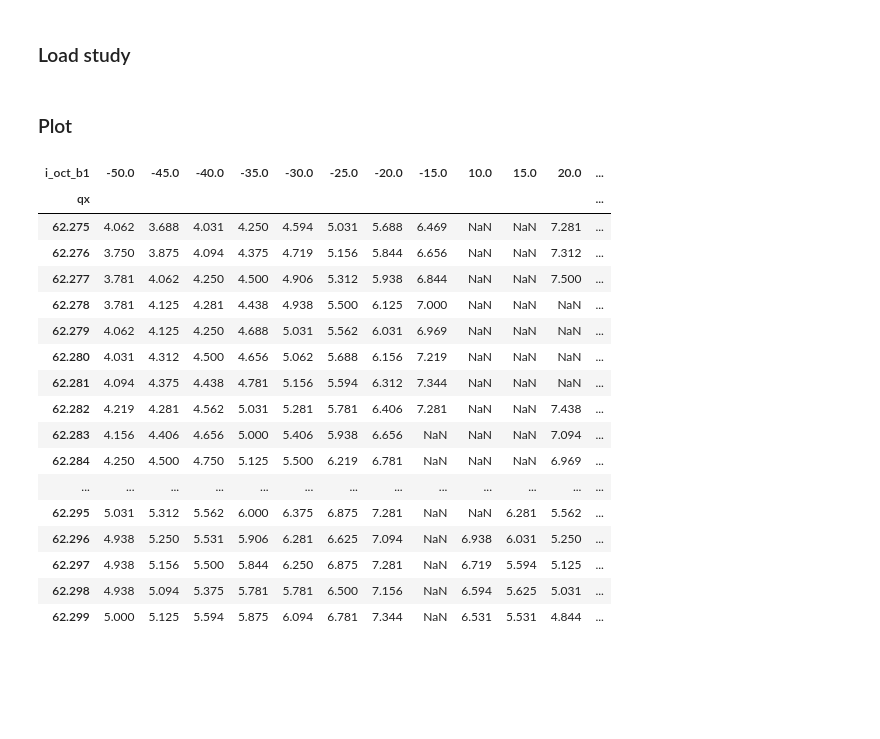
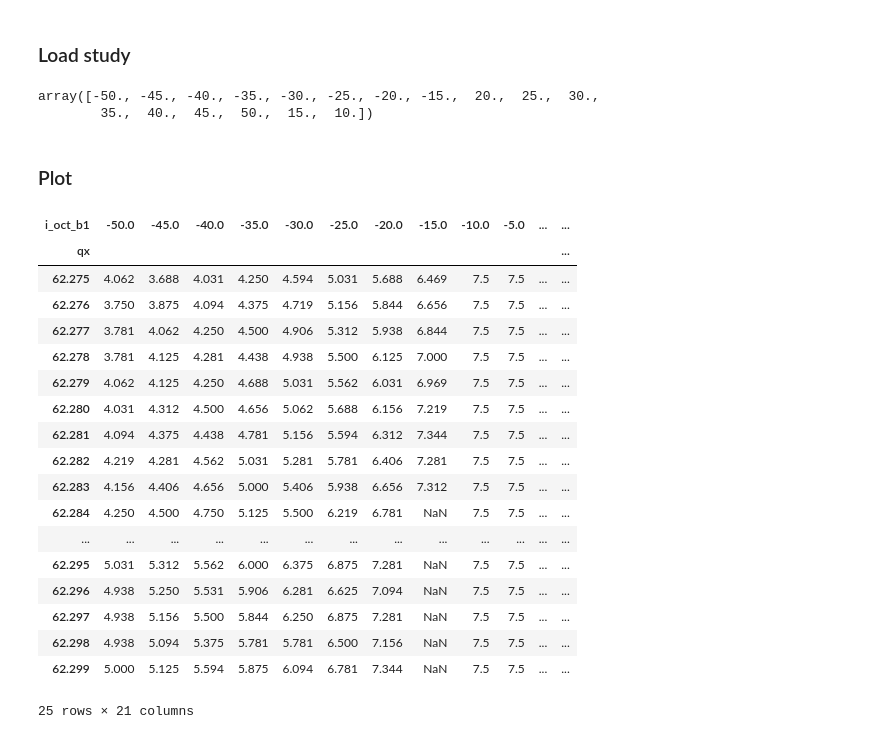
Before and after one commit to ColasDroin/DA_study_boilerplate, a Jupyter notebook: master_study/analysis/tune_octupole/analysis_clean.ipynb, the cells around one changed output. Saved outputs shown, nothing was run; the diff lists cells and outputs as text; code cells hidden in the pictures; blank space fills up the shorter version.

```diff
--- a/master_study/analysis/tune_octupole/analysis_clean.ipynb
+++ b/master_study/analysis/tune_octupole/analysis_clean.ipynb
@@ -31,6 +31,11 @@ df = pd.read_parquet(f"../../scans/{STUDY_NAME}/da.parquet")
 
 # Round all numbers to 3 decimals
 df = df.round(3)
+# %%
+df['i_oct_b1'].unique()
+# %% [output]
+array([-50., -45., -40., -35., -30., -25., -20., -15.,  20.,  25.,  30.,
+        35.,  40.,  45.,  50.,  15.,  10.])
 # %% [markdown]
 ### Plot
 # %%
@@ -39,25 +44,28 @@ df = df.round(3)
 df_to_plot = df.pivot(index="qx", columns="i_oct_b1", values="normalized amplitude in xy-plane")
 
 l_oct = np.linspace(-50,50,21)
-# %%
-df_to_plot
-# %% [output]
-| i_oct_b1 | -50.0 | -45.0 | -40.0 | -35.0 | -30.0 | -25.0 | -20.0 | -15.0 | 10.0 | 15.0 | 20.0 | ... |
-| qx |  |  |  |  |  |  |  |  |  |  |  | ... |
-| 62.275 | 4.062 | 3.688 | 4.031 | 4.250 | 4.594 | 5.031 | 5.688 | 6.469 | NaN | NaN | 7.281 | ... |
-| 62.276 | 3.750 | 3.875 | 4.094 | 4.375 | 4.719 | 5.156 | 5.844 | 6.656 | NaN | NaN | 7.312 | ... |
-| 62.277 | 3.781 | 4.062 | 4.250 | 4.500 | 4.906 | 5.312 | 5.938 | 6.844 | NaN | NaN | 7.500 | ... |
-| 62.278 | 3.781 | 4.125 | 4.281 | 4.438 | 4.938 | 5.500 | 6.125 | 7.000 | NaN | NaN | NaN | ... |
-| 62.279 | 4.062 | 4.125 | 4.250 | 4.688 | 5.031 | 5.562 | 6.031 | 6.969 | NaN | NaN | NaN | ... |
-| 62.280 | 4.031 | 4.312 | 4.500 | 4.656 | 5.062 | 5.688 | 6.156 | 7.219 | NaN | NaN | NaN | ... |
-| 62.281 | 4.094 | 4.375 | 4.438 | 4.781 | 5.156 | 5.594 | 6.312 | 7.344 | NaN | NaN | NaN | ... |
-| 62.282 | 4.219 | 4.281 | 4.562 | 5.031 | 5.281 | 5.781 | 6.406 | 7.281 | NaN | NaN | 7.438 | ... |
-| 62.283 | 4.156 | 4.406 | 4.656 | 5.000 | 5.406 | 5.938 | 6.656 | NaN | NaN | NaN | 7.094 | ... |
-| 62.284 | 4.250 | 4.500 | 4.750 | 5.125 | 5.500 | 6.219 | 6.781 | NaN | NaN | NaN | 6.969 | ... |
-| ... | ... | ... | ... | ... | ... | ... | ... | ... | ... | ... | ... | ... |
-| 62.295 | 5.031 | 5.312 | 5.562 | 6.000 | 6.375 | 6.875 | 7.281 | NaN | NaN | 6.281 | 5.562 | ... |
-| 62.296 | 4.938 | 5.250 | 5.531 | 5.906 | 6.281 | 6.625 | 7.094 | NaN | 6.938 | 6.031 | 5.250 | ... |
-| 62.297 | 4.938 | 5.156 | 5.500 | 5.844 | 6.250 | 6.875 | 7.281 | NaN | 6.719 | 5.594 | 5.125 | ... |
-| 62.298 | 4.938 | 5.094 | 5.375 | 5.781 | 5.781 | 6.500 | 7.156 | NaN | 6.594 | 5.625 | 5.031 | ... |
-| 62.299 | 5.000 | 5.125 | 5.594 | 5.875 | 6.094 | 6.781 | 7.344 | NaN | 6.531 | 5.531 | 4.844 | ... |
+# %%
+# Add missing columns -10, -5, 0, 5, all filled with 7.5
+df_to_plot = df_to_plot.reindex(columns=l_oct, fill_value=7.5)
+df_to_plot
+# %% [output]
+| i_oct_b1 | -50.0 | -45.0 | -40.0 | -35.0 | -30.0 | -25.0 | -20.0 | -15.0 | -10.0 | -5.0 | ... | ... |
+| qx |  |  |  |  |  |  |  |  |  |  |  | ... |
+| 62.275 | 4.062 | 3.688 | 4.031 | 4.250 | 4.594 | 5.031 | 5.688 | 6.469 | 7.5 | 7.5 | ... | ... |
+| 62.276 | 3.750 | 3.875 | 4.094 | 4.375 | 4.719 | 5.156 | 5.844 | 6.656 | 7.5 | 7.5 | ... | ... |
+| 62.277 | 3.781 | 4.062 | 4.250 | 4.500 | 4.906 | 5.312 | 5.938 | 6.844 | 7.5 | 7.5 | ... | ... |
+| 62.278 | 3.781 | 4.125 | 4.281 | 4.438 | 4.938 | 5.500 | 6.125 | 7.000 | 7.5 | 7.5 | ... | ... |
+| 62.279 | 4.062 | 4.125 | 4.250 | 4.688 | 5.031 | 5.562 | 6.031 | 6.969 | 7.5 | 7.5 | ... | ... |
+| 62.280 | 4.031 | 4.312 | 4.500 | 4.656 | 5.062 | 5.688 | 6.156 | 7.219 | 7.5 | 7.5 | ... | ... |
+| 62.281 | 4.094 | 4.375 | 4.438 | 4.781 | 5.156 | 5.594 | 6.312 | 7.344 | 7.5 | 7.5 | ... | ... |
+| 62.282 | 4.219 | 4.281 | 4.562 | 5.031 | 5.281 | 5.781 | 6.406 | 7.281 | 7.5 | 7.5 | ... | ... |
+| 62.283 | 4.156 | 4.406 | 4.656 | 5.000 | 5.406 | 5.938 | 6.656 | 7.312 | 7.5 | 7.5 | ... | ... |
+| 62.284 | 4.250 | 4.500 | 4.750 | 5.125 | 5.500 | 6.219 | 6.781 | NaN | 7.5 | 7.5 | ... | ... |
+| ... | ... | ... | ... | ... | ... | ... | ... | ... | ... | ... | ... | ... |
+| 62.295 | 5.031 | 5.312 | 5.562 | 6.000 | 6.375 | 6.875 | 7.281 | NaN | 7.5 | 7.5 | ... | ... |
+| 62.296 | 4.938 | 5.250 | 5.531 | 5.906 | 6.281 | 6.625 | 7.094 | NaN | 7.5 | 7.5 | ... | ... |
+| 62.297 | 4.938 | 5.156 | 5.500 | 5.844 | 6.250 | 6.875 | 7.281 | NaN | 7.5 | 7.5 | ... | ... |
+| 62.298 | 4.938 | 5.094 | 5.375 | 5.781 | 5.781 | 6.500 | 7.156 | NaN | 7.5 | 7.5 | ... | ... |
+| 62.299 | 5.000 | 5.125 | 5.594 | 5.875 | 6.094 | 6.781 | 7.344 | NaN | 7.5 | 7.5 | ... | ... |
+25 rows × 21 columns
 # %%
```
Also changed, not shown: parts of 1 cell of this notebook, 4 other files.
